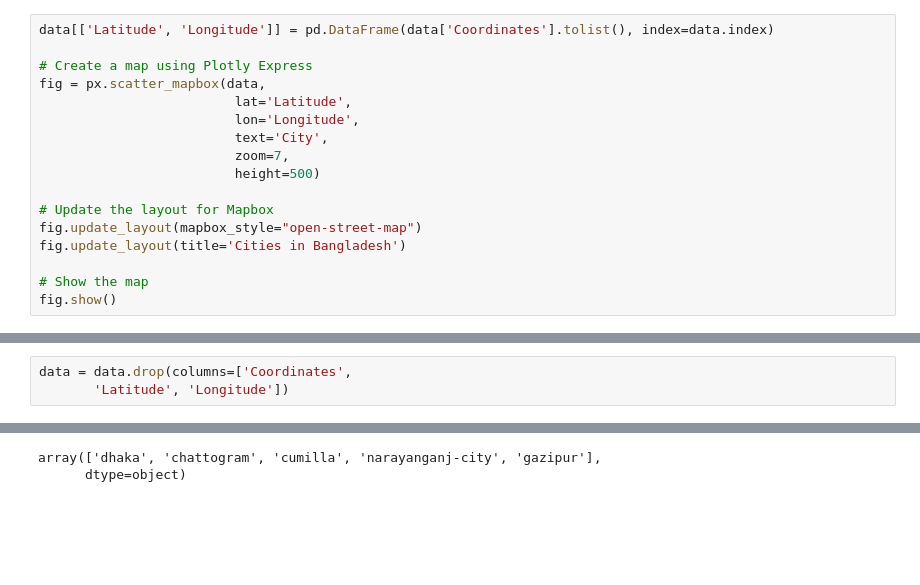
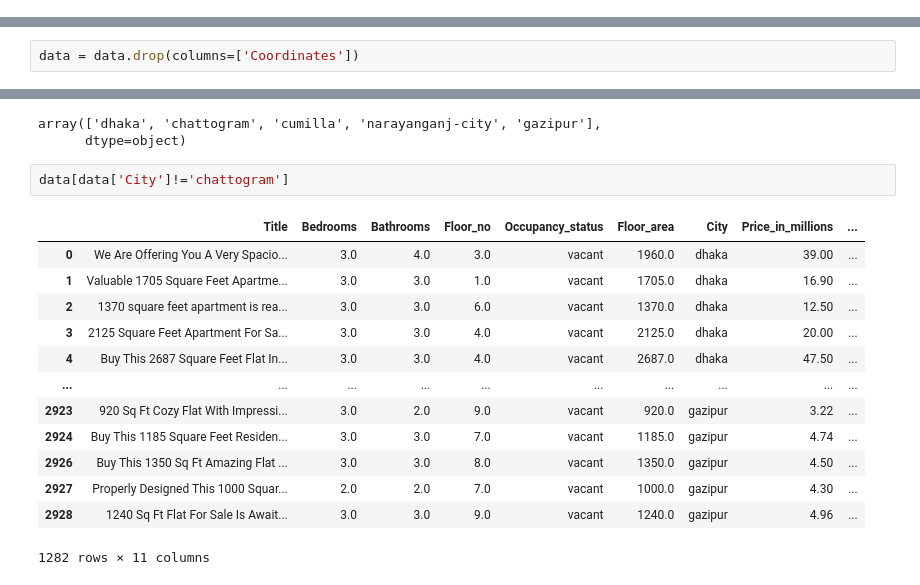
Before and after one commit to ishuu19/My_Practice, a Jupyter notebook: dhaka-bangladesh-rent-analysis.ipynb, the cells around one changed output, grey strips where cells are left out. Drawn from its saved outputs; the diff is of its cells as text; blank space fills up the shorter version.

Commit message:
Kaggle Notebook | Dhaka(Bangladesh) Rent Analysis | Version 8

```diff
--- a/dhaka-bangladesh-rent-analysis.ipynb
+++ b/dhaka-bangladesh-rent-analysis.ipynb
@@ -380,20 +380,3 @@ def get_coordinates(city):
 
 # Create a new column 'Coordinates'
 data['Coordinates'] = data['City'].apply(get_coordinates)
-# %%
-data[['Latitude', 'Longitude']] = pd.DataFrame(data['Coordinates'].tolist(), index=data.index)
-
-# Create a map using Plotly Express
-fig = px.scatter_mapbox(data,
-                         lat='Latitude',
-                         lon='Longitude',
-                         text='City',
-                         zoom=7,
-                         height=500)
-
-# Update the layout for Mapbox
-fig.update_layout(mapbox_style="open-street-map")
-fig.update_layout(title='Cities in Bangladesh')
-
-# Show the map
-fig.show()
@@ -412,8 +393,7 @@ location_data.head()
 data['latitude'] = data['Location'].map(lambda loc: location_data.get(loc, {}).get('latitude'))
 data['longitude'] = data['Location'].map(lambda loc: location_data.get(loc, {}).get('longitude'))
 # %%
-data = data.drop(columns=['Coordinates',
-       'Latitude', 'Longitude'])
+data = data.drop(columns=['Coordinates'])
 # %%
 fig = px.scatter_mapbox(data[data['City']=='chattogram'],
                          lat='latitude',
@@ -453,3 +433,19 @@ data['City'].unique()
 # %% [output]
 array(['dhaka', 'chattogram', 'cumilla', 'narayanganj-city', 'gazipur'],
       dtype=object)
+# %%
+data[data['City']!='chattogram']
+# %% [output]
+|  | Title | Bedrooms | Bathrooms | Floor_no | Occupancy_status | Floor_area | City | Price_in_millions | ... |
+| 0 | We Are Offering You A Very Spacio... | 3.0 | 4.0 | 3.0 | vacant | 1960.0 | dhaka | 39.00 | ... |
+| 1 | Valuable 1705 Square Feet Apartme... | 3.0 | 3.0 | 1.0 | vacant | 1705.0 | dhaka | 16.90 | ... |
+| 2 | 1370 square feet apartment is rea... | 3.0 | 3.0 | 6.0 | vacant | 1370.0 | dhaka | 12.50 | ... |
+| 3 | 2125 Square Feet Apartment For Sa... | 3.0 | 3.0 | 4.0 | vacant | 2125.0 | dhaka | 20.00 | ... |
+| 4 | Buy This 2687 Square Feet Flat In... | 3.0 | 3.0 | 4.0 | vacant | 2687.0 | dhaka | 47.50 | ... |
+| ... | ... | ... | ... | ... | ... | ... | ... | ... | ... |
+| 2923 | 920 Sq Ft Cozy Flat With Impressi... | 3.0 | 2.0 | 9.0 | vacant | 920.0 | gazipur | 3.22 | ... |
+| 2924 | Buy This 1185 Square Feet Residen... | 3.0 | 3.0 | 7.0 | vacant | 1185.0 | gazipur | 4.74 | ... |
+| 2926 | Buy This 1350 Sq Ft Amazing Flat ... | 3.0 | 3.0 | 8.0 | vacant | 1350.0 | gazipur | 4.50 | ... |
+| 2927 | Properly Designed This 1000 Squar... | 2.0 | 2.0 | 7.0 | vacant | 1000.0 | gazipur | 4.30 | ... |
+| 2928 | 1240 Sq Ft Flat For Sale Is Await... | 3.0 | 3.0 | 9.0 | vacant | 1240.0 | gazipur | 4.96 | ... |
+1282 rows × 11 columns
```
Also changed, not shown: parts of 3 cells of this notebook.
